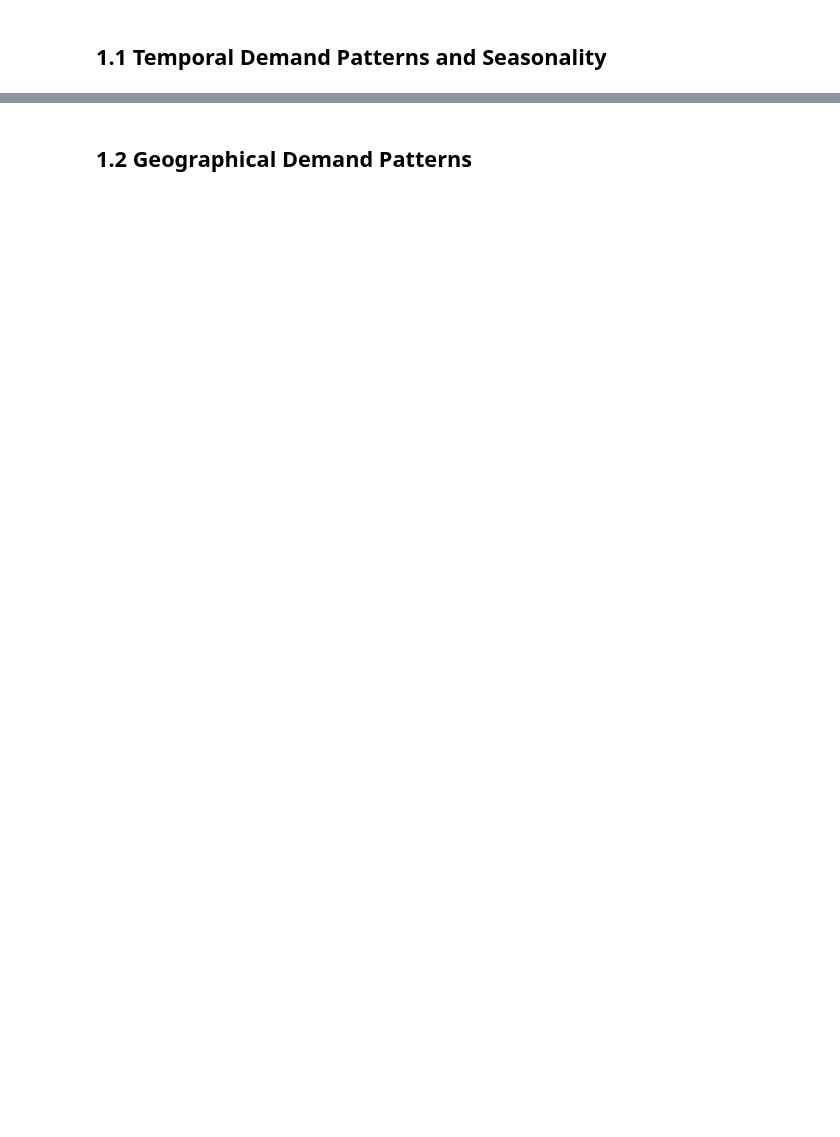
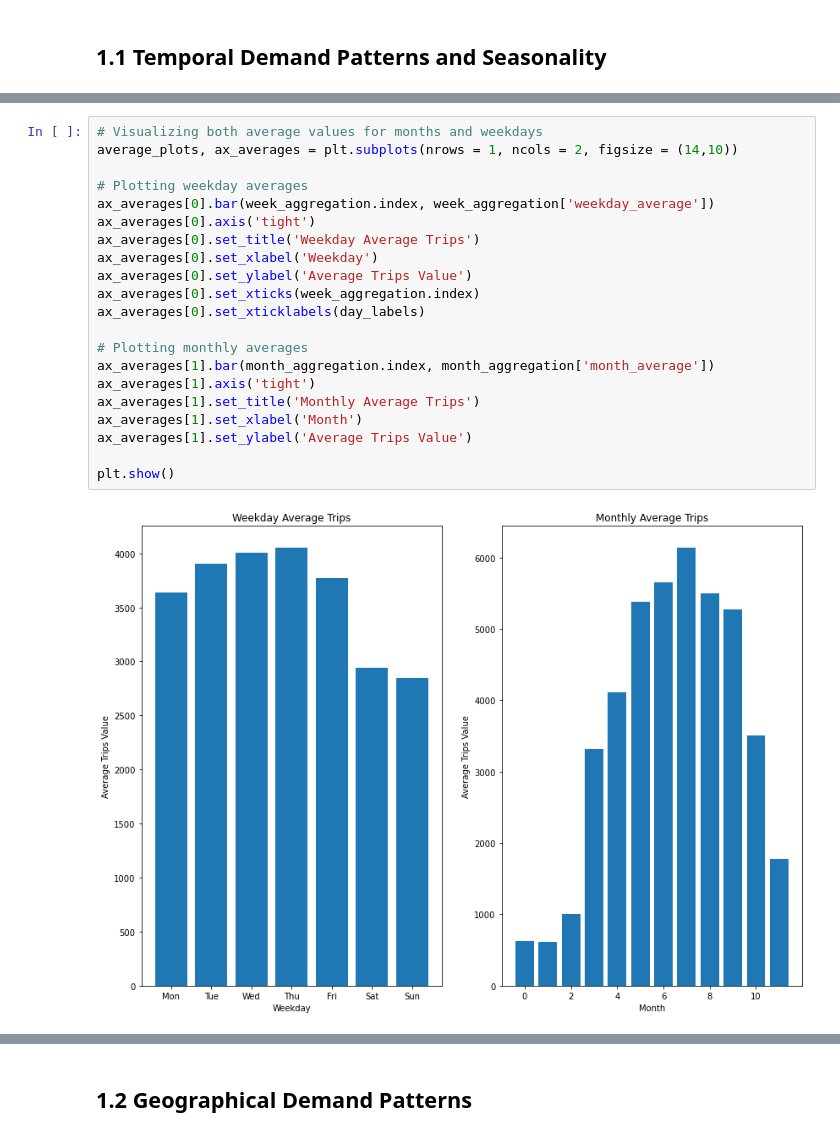
Before and after one commit to NinoVo931/AA_Project, a Jupyter notebook: DataDescription.ipynb, the cells around one changed output, grey strips where cells are left out. Drawn from its saved outputs; the diff is of its cells as text; blank space fills up the shorter version.

```diff
--- a/DataDescription.ipynb
+++ b/DataDescription.ipynb
@@ -39,0 +134,23 @@ Firstly, the occuring variations in the fleet usage during a week in relation to
+# %%
+# Visualizing both average values for months and weekdays
+average_plots, ax_averages = plt.subplots(nrows = 1, ncols = 2, figsize = (14,10))
+
+# Plotting weekday averages
+ax_averages[0].bar(week_aggregation.index, week_aggregation['weekday_average'])
+ax_averages[0].axis('tight')
+ax_averages[0].set_title('Weekday Average Trips')
+ax_averages[0].set_xlabel('Weekday')
+ax_averages[0].set_ylabel('Average Trips Value')
+ax_averages[0].set_xticks(week_aggregation.index)
+ax_averages[0].set_xticklabels(day_labels)
+
+# Plotting monthly averages
+ax_averages[1].bar(month_aggregation.index, month_aggregation['month_average'])
+ax_averages[1].axis('tight')
+ax_averages[1].set_title('Monthly Average Trips')
+ax_averages[1].set_xlabel('Month')
+ax_averages[1].set_ylabel('Average Trips Value')
+
+plt.show()
+# %% [output]
+[figure, added]
```
Also changed, not shown: parts of 88 cells of this notebook, 3 other files.
